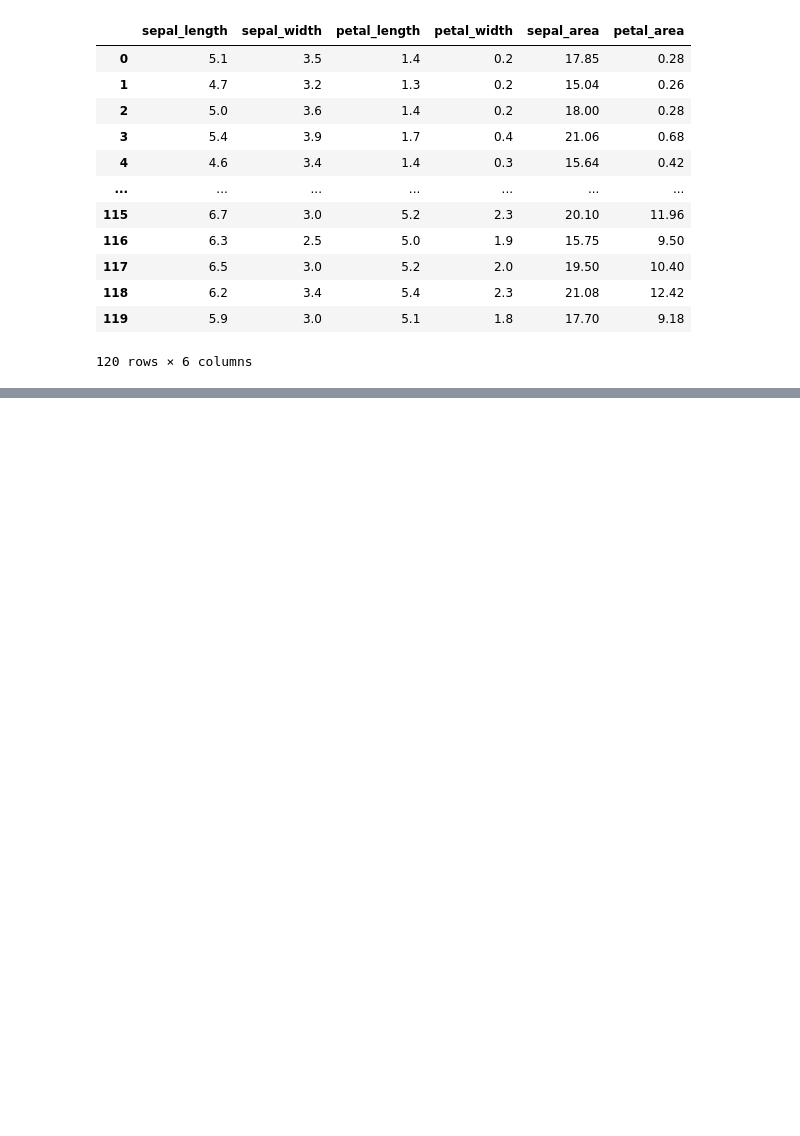
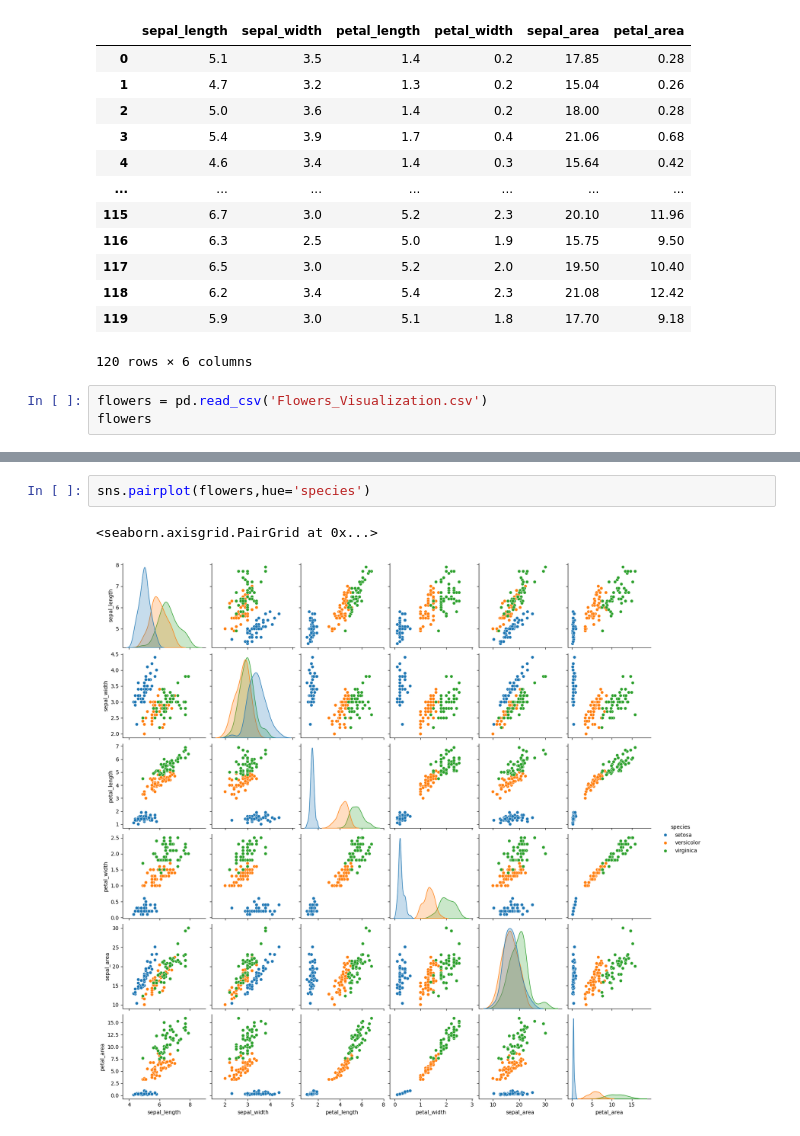
Before and after one commit to aminuddin1234/Artificial_inteligent_and_machine_learning_course, a Jupyter notebook: AI & ML courses/Day 8/Visualization.ipynb, the cells around one changed output, grey strips where cells are left out. Drawn from its saved outputs; the diff is of its cells as text; blank space fills up the shorter version.

```diff
--- a/AI & ML courses/Day 8/Visualization.ipynb
+++ b/AI & ML courses/Day 8/Visualization.ipynb
@@ -178,3 +178,6 @@ df1
 | 118 | 6.2 | 3.4 | 5.4 | 2.3 | 21.08 | 12.42 |
 | 119 | 5.9 | 3.0 | 5.1 | 1.8 | 17.70 | 9.18 |
 120 rows × 6 columns
+# %%
+flowers = pd.read_csv('Flowers_Visualization.csv')
+flowers
@@ -180,0 +198,5 @@ df1
+# %%
+sns.pairplot(flowers,hue='species')
+# %% [output]
+<seaborn.axisgrid.PairGrid at 0x...>
+[figure, added]
```
Also changed, not shown: parts of 1 cell of this notebook, 2 other files.
